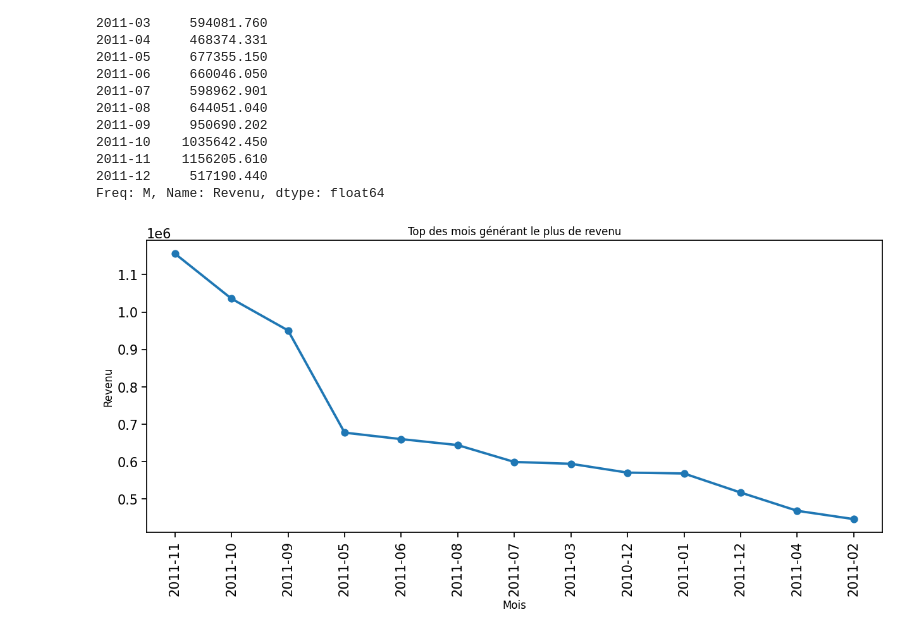
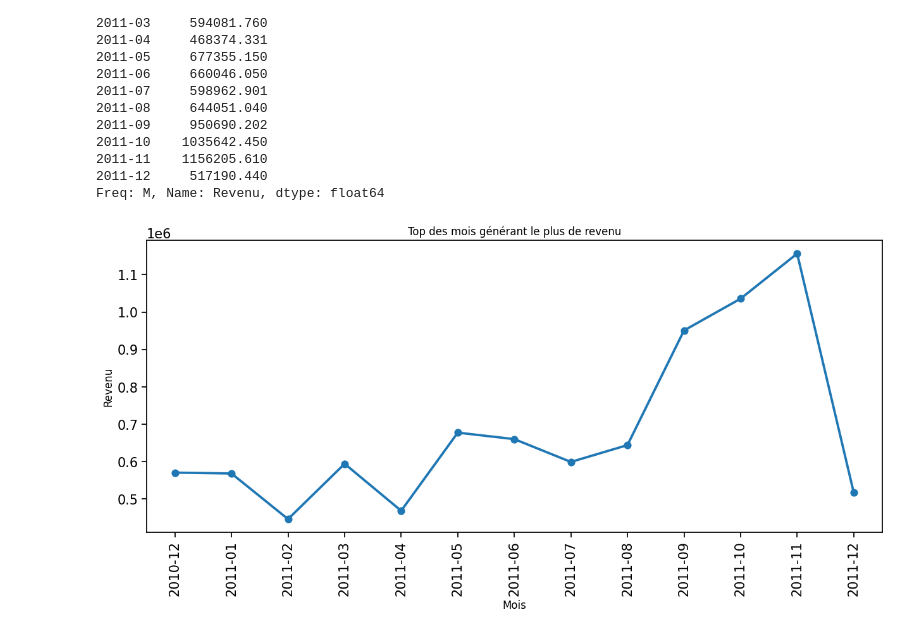
Before and after one commit to djafarou-ML/FUTURE_DS_01, a Jupyter notebook: analyse_vente.ipynb, the cells around one changed output. Saved outputs shown, nothing was run; the diff lists cells and outputs as text; code cells hidden in the pictures.

```diff
--- a/analyse_vente.ipynb
+++ b/analyse_vente.ipynb
@@ -445,25 +438,24 @@ Freq: M, Name: Revenu, dtype: float64
 # %%
 sn.set_context("notebook", rc={"xtick.labelsize": 15, "ytick.labelsize": 15})
 
-top_products_mois = top_products_mois.sort_values(ascending=False)
-top_products_mois = top_products_mois[:20]
+top_products_mois = top_products_mois.sort_index()
 
 labels_X = top_products_mois.index
 valeurs_Y = top_products_mois.values
 
 top_dates_df = pd.DataFrame({'Mois': labels_X, 'Revenu': valeurs_Y})
 
 plt.figure(figsize=(15, 6))
 plt.subplot(111)
 
 sn.pointplot(data=top_dates_df, x='Mois', y='Revenu')
 
 plt.xticks(rotation=90)
 
 plt.ylabel("Revenu")
 plt.title("Top des mois générant le plus de revenu")
 
 plt.show()
 # %% [output]
-[figure, old version]
+[figure, new version]
 # %%
```
Also changed, not shown: parts of 6 cells of this notebook.
